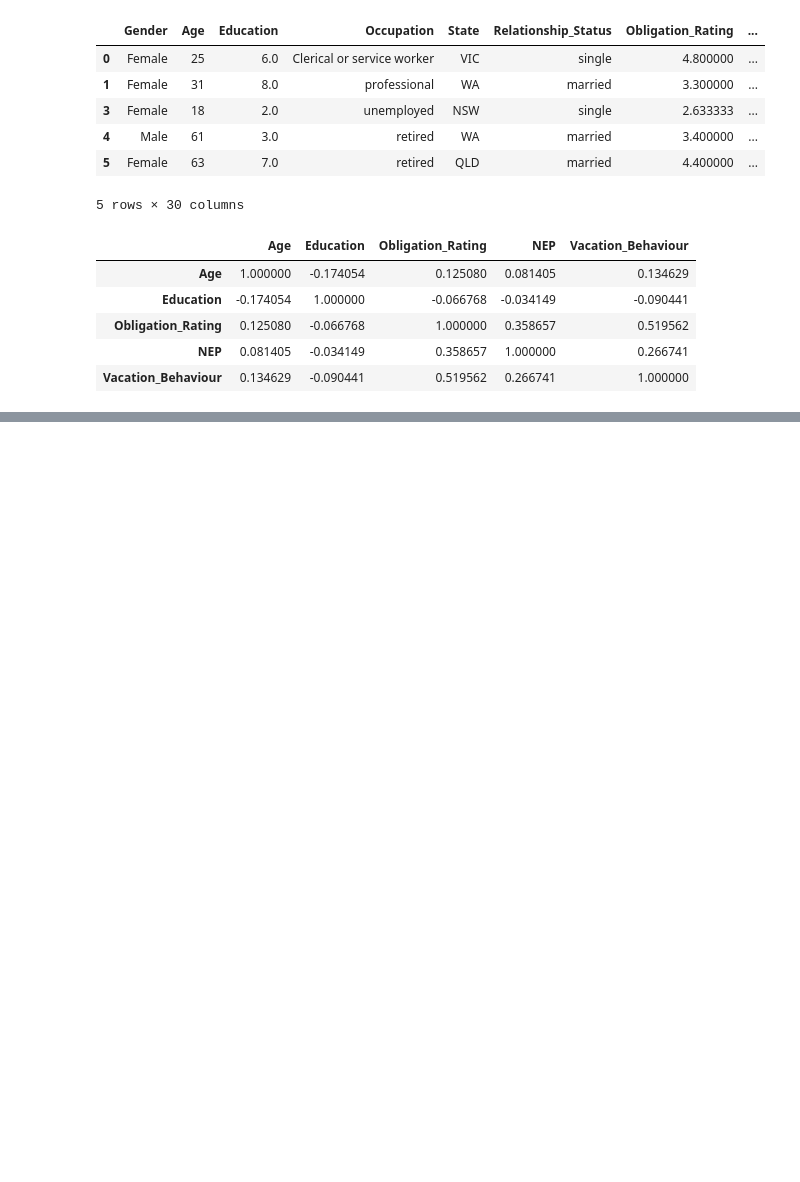
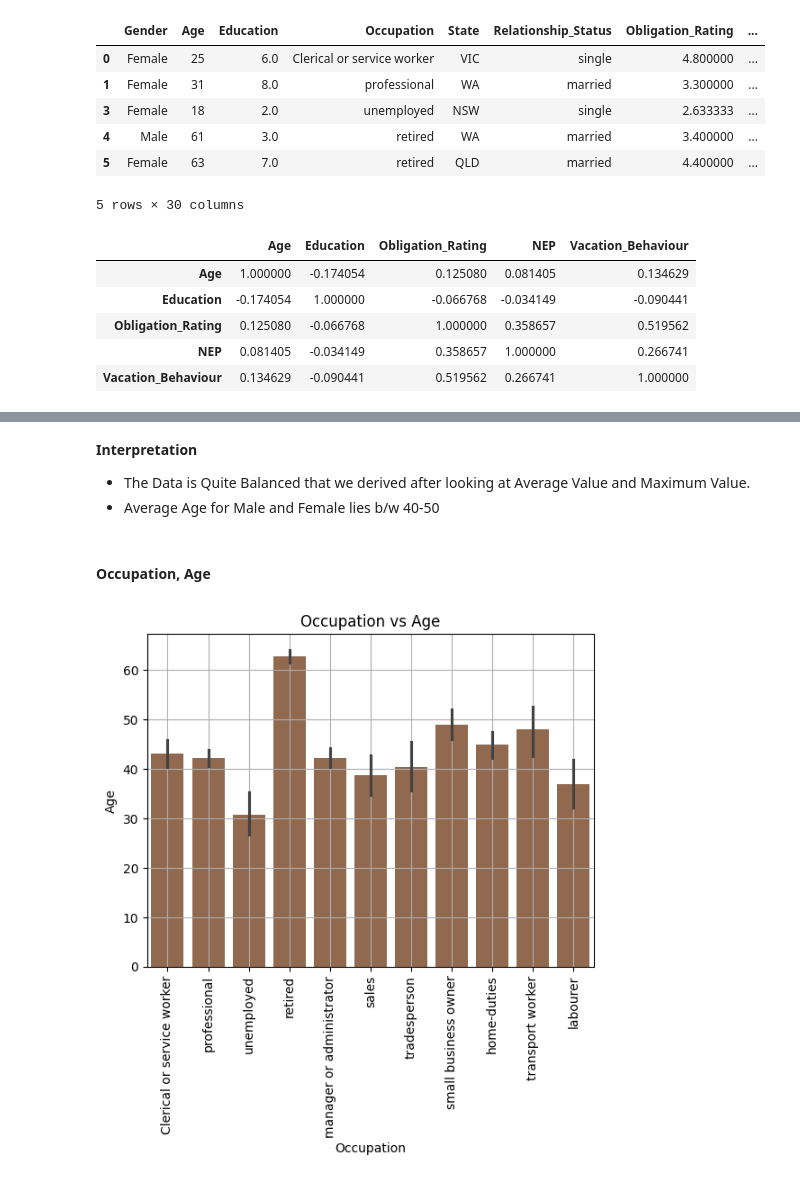
Before and after one commit to Uraniumking007/College-Stuff, a Jupyter notebook: BE/codeunnati/python_scripts_ckpcet/project_on_data_analytics/data_analytics_on_vacation_data/Data_Analytics_On_Vacation_Data.ipynb, the cells around one changed output, grey strips where cells are left out. Saved outputs shown, nothing was run; the diff lists cells and outputs as text; code cells hidden in the pictures; blank space fills up the shorter version.

```diff
--- a/BE/codeunnati/python_scripts_ckpcet/project_on_data_analytics/data_analytics_on_vacation_data/Data_Analytics_On_Vacation_Data.ipynb
+++ b/BE/codeunnati/python_scripts_ckpcet/project_on_data_analytics/data_analytics_on_vacation_data/Data_Analytics_On_Vacation_Data.ipynb
@@ -1567,0 +1796,16 @@ df_num.corr()
+# %% [markdown]
+**Interpretation**
+- The Data is Quite Balanced that we derived after looking at Average Value and Maximum Value.
+- Average Age for Male and Female lies b/w 40-50
+# %% [markdown]
+#### Occupation, Age
+# %%
+# Plot the bar graph
+
+sns.barplot(data=df_vacation_data, x='Occupation', y='Age', color='#9c6644')
+plt.title('Occupation vs Age')
+plt.xticks(rotation=90)
+plt.grid(True)
+plt.show()
+# %% [output]
+[figure, added]
```
Also changed, not shown: parts of 11 cells of this notebook, 9 other files.
